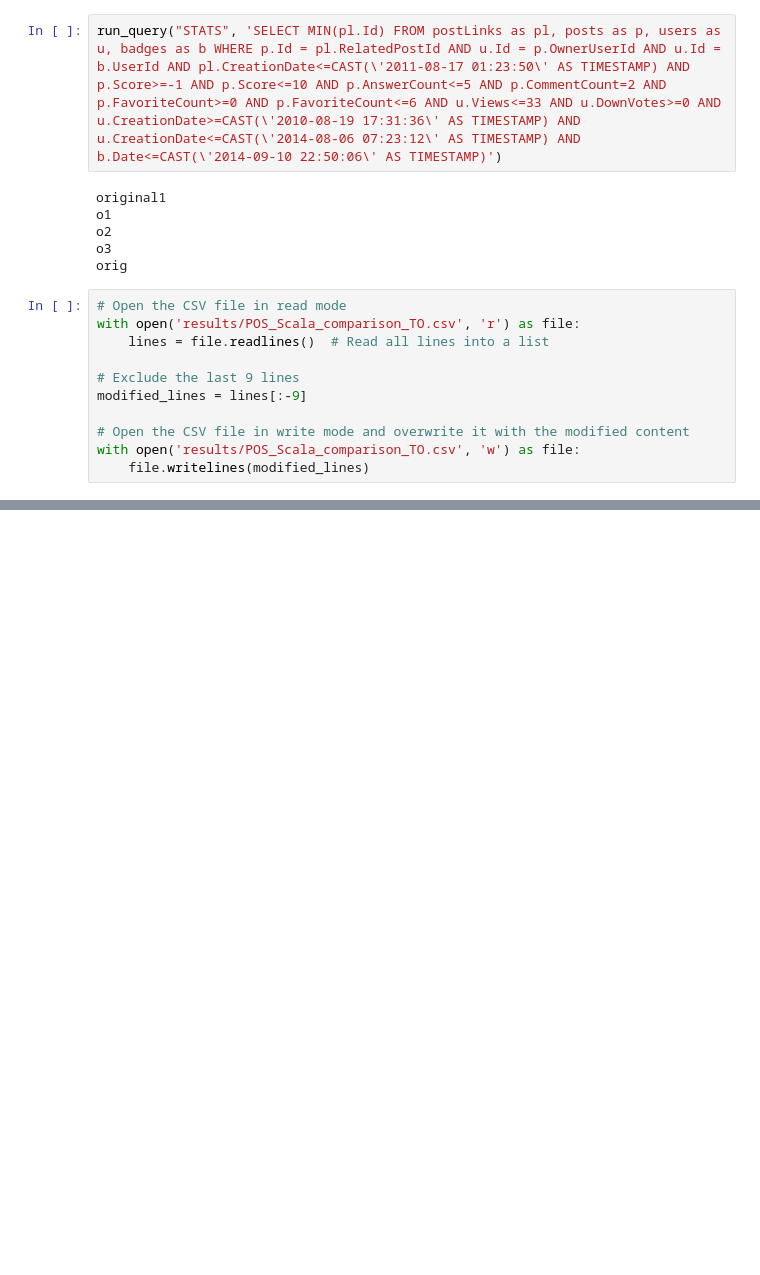
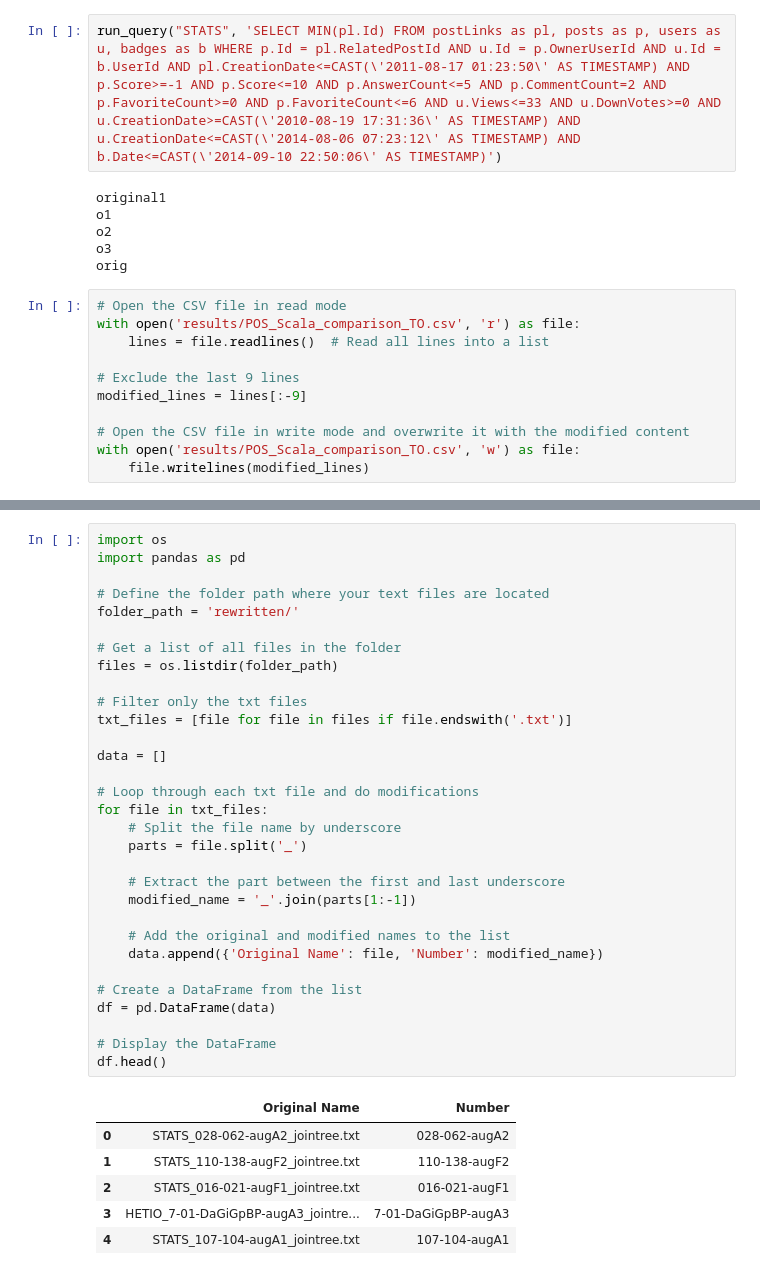
Before and after one commit to dbai-tuw/yannakakis-rewriting, a Jupyter notebook: benchmark_data/benchmark/data_augmentation.ipynb, the cells around one changed output, grey strips where cells are left out. Saved outputs shown, nothing was run; the diff lists cells and outputs as text; blank space fills up the shorter version.

```diff
--- a/benchmark_data/benchmark/data_augmentation.ipynb
+++ b/benchmark_data/benchmark/data_augmentation.ipynb
@@ -218,0 +661,38 @@ with open('results/POS_Scala_comparison_TO.csv', 'w') as file:
+# %%
+import os
+import pandas as pd
+
+# Define the folder path where your text files are located
+folder_path = 'rewritten/'
+
+# Get a list of all files in the folder
+files = os.listdir(folder_path)
+
+# Filter only the txt files
+txt_files = [file for file in files if file.endswith('.txt')]
+
+data = []
+
+# Loop through each txt file and do modifications
+for file in txt_files:
+    # Split the file name by underscore
+    parts = file.split('_')
+
+    # Extract the part between the first and last underscore
+    modified_name = '_'.join(parts[1:-1])
+
+    # Add the original and modified names to the list
+    data.append({'Original Name': file, 'Number': modified_name})
+
+# Create a DataFrame from the list
+df = pd.DataFrame(data)
+
+# Display the DataFrame
+df.head()
+# %% [output]
+|  | Original Name | Number |
+| 0 | STATS_028-062-augA2_jointree.txt | 028-062-augA2 |
+| 1 | STATS_110-138-augF2_jointree.txt | 110-138-augF2 |
+| 2 | STATS_016-021-augF1_jointree.txt | 016-021-augF1 |
+| 3 | HETIO_7-01-DaGiGpBP-augA3_jointre... | 7-01-DaGiGpBP-augA3 |
+| 4 | STATS_107-104-augA1_jointree.txt | 107-104-augA1 |
```
Also changed, not shown: parts of 46 cells of this notebook, 2 other files.
